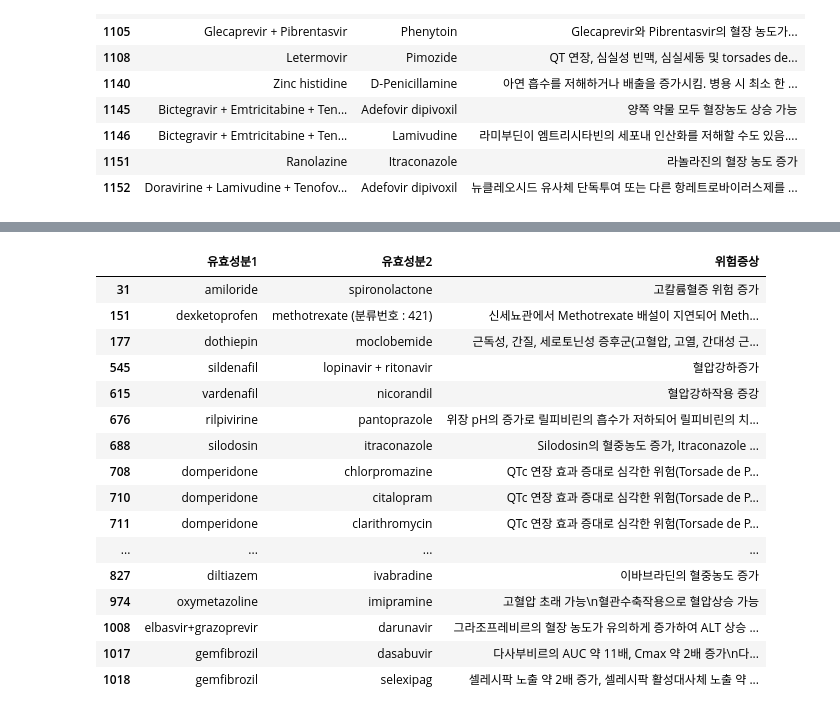
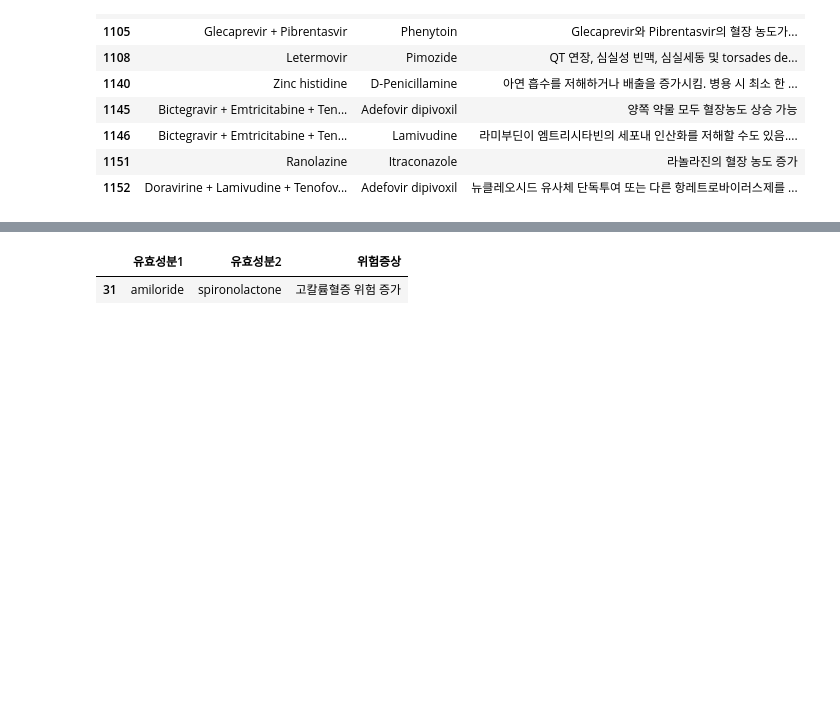
Before and after one commit to BrianPark314/final_project, a Jupyter notebook: 여러 데이터 뜯어보기.ipynb, the cells around one changed output, grey strips where cells are left out. Drawn from its saved outputs; the diff is of its cells as text; code cells hidden in the pictures; blank space fills up the shorter version.

```diff
--- a/여러 데이터 뜯어보기.ipynb
+++ b/여러 데이터 뜯어보기.ipynb
@@ -125,7 +125,7 @@ df_new2.head(3)
 | 1 | 666847 | 5512427 | 1 | 14 | 41 | 1 | I109 | 기타 및 상세불명의 원발성 고혈압 | Other and unspecified primary hyp... |
 | 2 | 666847 | 4023485 | 1 | 14 | 41 | 1 | I109 | 기타 및 상세불명의 원발성 고혈압 | Other and unspecified primary hyp... |
 # %%
-data = pd.read_csv('df_merged.csv')
+data = pd.read_csv('df_merged.csv',encoding='utf-8')
 data.head(3)
 # %% [output]
 |  | Unnamed: 0 | file_name | width | height | imgfile | drug_N | drug_S | back_color | drug_dir | light_color | ... |
@@ -156,6 +156,6 @@ image_id
 1    4024
 Name: count, dtype: int64
 # %%
-data = data[['file_name','drug_N','dl_idx','dl_name','dl_name_en','dl_material','dl_material_en',
-              'dl_company','dl_company_en','di_class_no','item_seq','di_etc_otc_code','di_edi_code','chart',
-              'drug_shape','print_front','print_back','color_class1','form_code_name','area']]
+data = data[['file_name','drug_N','back_color','dl_idx','dl_name','dl_name_en','dl_material','dl_material_en',
+              'dl_custom_shape','dl_company','dl_company_en','di_class_no','item_seq','di_etc_otc_code','di_edi_code','chart',
+              'drug_shape','leng_long','leng_short','print_front','print_back','line_front','line_back','color_class1','form_code_name','area','bbox']]
@@ -295,21 +283,6 @@ no_list
 # %%
-no_list2 = multi_no[(data['성분명(영어)'].isin(multi_no['유효성분1'])) | (data['성분명(영어)'].isin(multi_no['유효성분2']))]
+no_list2 = multi_no[(data['성분명(영어)'].isin(multi_no['유효성분1'])) & (data['성분명(영어)'].isin(multi_no['유효성분2']))]
 no_list2 # 사진 성분이 유효성분을 포함하고 있을때
 # %% [output]
 |  | 유효성분1 | 유효성분2 | 위험증상 |
 | 31 | amiloride | spironolactone | 고칼륨혈증 위험 증가 |
-| 151 | dexketoprofen | methotrexate (분류번호 : 421) | 신세뇨관에서 Methotrexate 배설이 지연되어 Meth... |
-| 177 | dothiepin | moclobemide | 근독성, 간질, 세로토닌성 증후군(고혈압, 고열, 간대성 근... |
-| 545 | sildenafil | lopinavir + ritonavir | 혈압강하증가 |
-| 615 | vardenafil | nicorandil | 혈압강하작용 증강 |
-| 676 | rilpivirine | pantoprazole | 위장 pH의 증가로 릴피비린의 흡수가 저하되어 릴피비린의 치... |
-| 688 | silodosin | itraconazole | Silodosin의 혈중농도 증가, Itraconazole ... |
-| 708 | domperidone | chlorpromazine | QTc 연장 효과 증대로 심각한 위험(Torsade de P... |
-| 710 | domperidone | citalopram | QTc 연장 효과 증대로 심각한 위험(Torsade de P... |
-| 711 | domperidone | clarithromycin | QTc 연장 효과 증대로 심각한 위험(Torsade de P... |
-| ... | ... | ... | ... |
-| 827 | diltiazem | ivabradine | 이바브라딘의 혈중농도 증가 |
-| 974 | oxymetazoline | imipramine | 고혈압 초래 가능\n혈관수축작용으로 혈압상승 가능 |
-| 1008 | elbasvir+grazoprevir | darunavir | 그라조프레비르의 혈장 농도가 유의하게 증가하여 ALT 상승 ... |
-| 1017 | gemfibrozil | dasabuvir | 다사부비르의 AUC 약 11배, Cmax 약 2배 증가\n다... |
-| 1018 | gemfibrozil | selexipag | 셀레시팍 노출 약 2배 증가, 셀레시팍 활성대사체 노출 약 ... |
```
Also changed, not shown: parts of 4 cells of this notebook, 1 other file.
